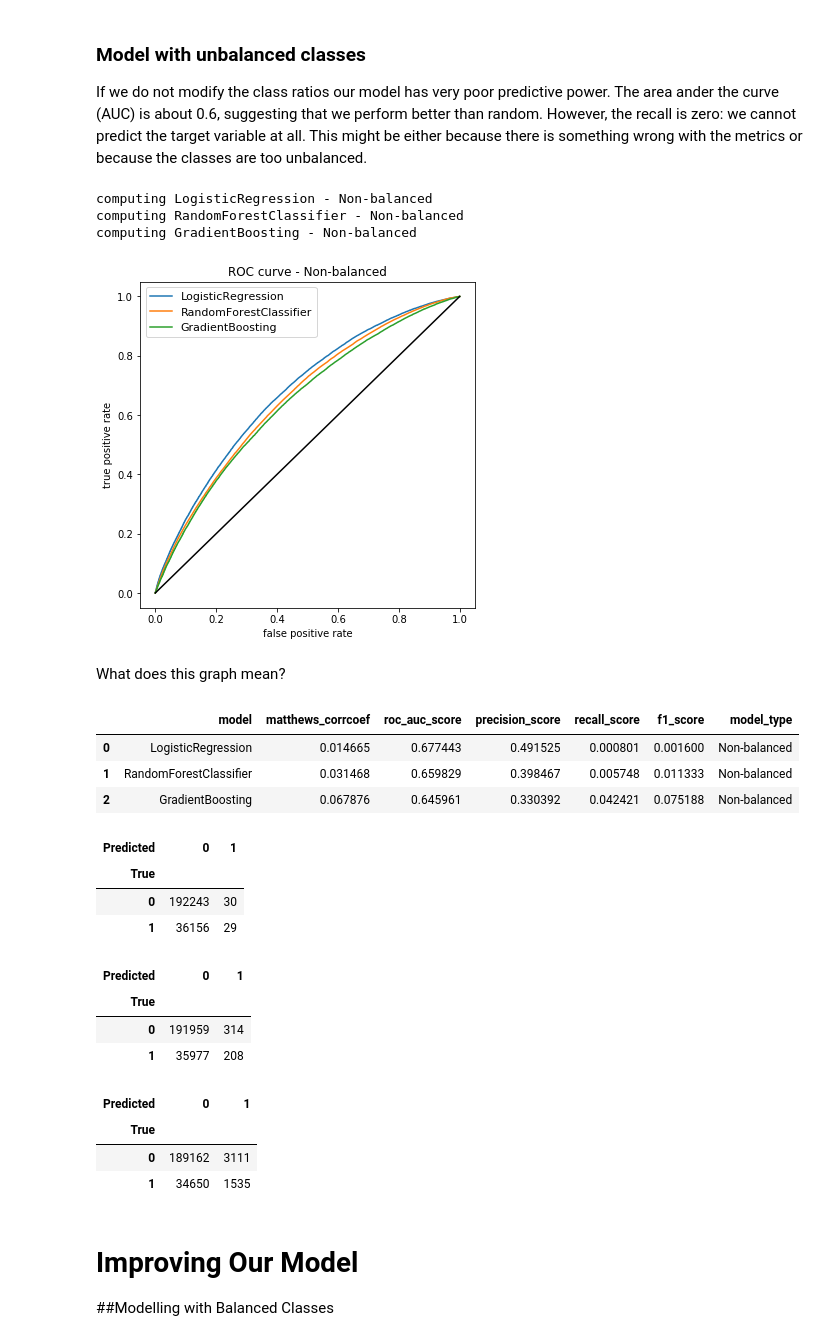
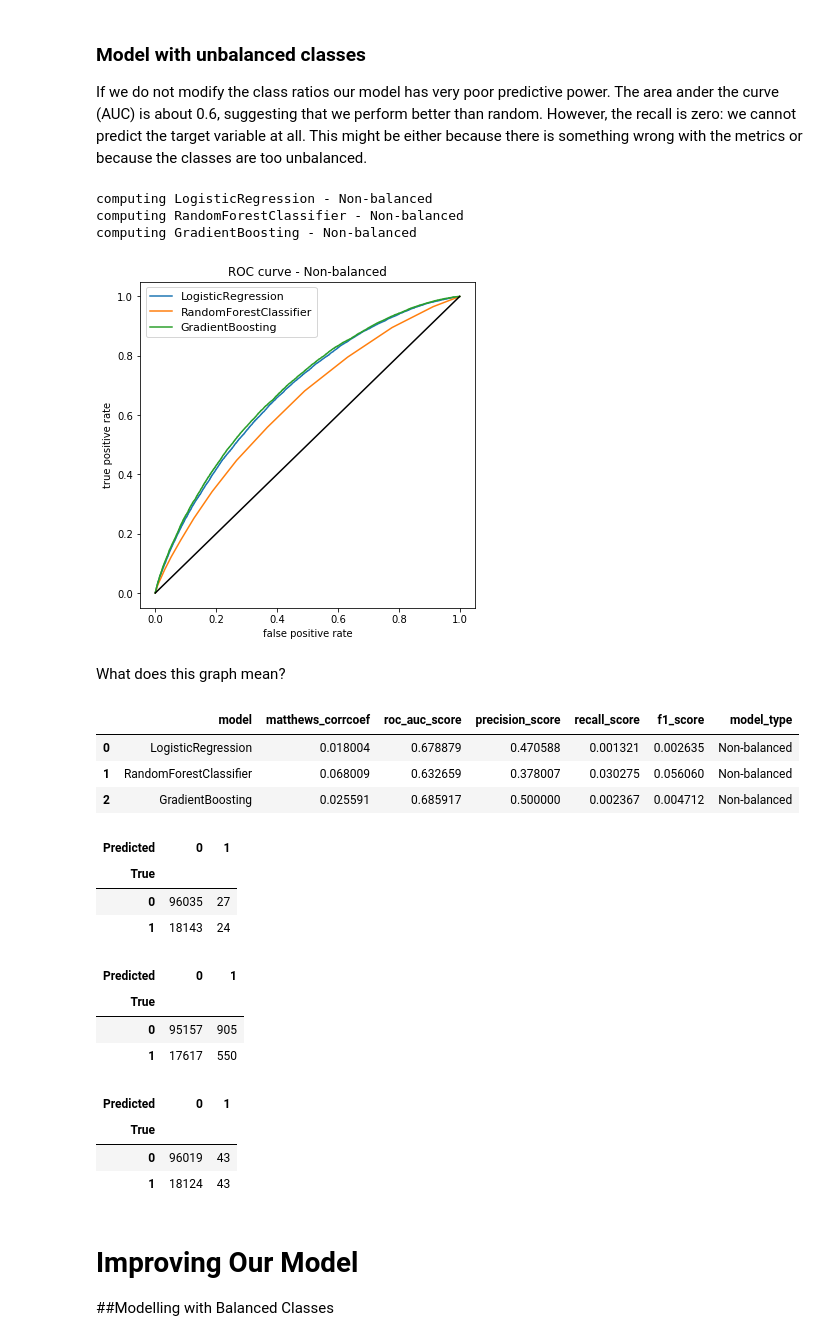
Before and after one commit to novbanik/FIN-342-Charge-Offs, a Jupyter notebook: FIN 342 - Predicting Customers Who Charge off.ipynb, the cells around one changed output. Cells and saved outputs as stored; diff of their text form; code cells hidden in the pictures.

```diff
--- a/FIN 342 - Predicting Customers Who Charge off.ipynb
+++ b/FIN 342 - Predicting Customers Who Charge off.ipynb
@@ -673,8 +662,8 @@ def run_models(X_train, y_train, X_test, y_test, model_type = 'Non-balanced'): #
     # Included GradientBoostingClassifer model
     clfs = {
             'LogisticRegression' : LogisticRegression(),
-            'RandomForestClassifier': RandomForestClassifier(n_estimators=1000), #n_estimators sets the number of trees in forest for model
-            'GradientBoosting':GradientBoostingClassifier(max_depth=6, n_estimators=1000, max_features=0.4)
+            'RandomForestClassifier': RandomForestClassifier(n_estimators=25, max_features = 'sqrt'), #n_estimators sets the number of trees in forest for model
+            'GradientBoosting':GradientBoostingClassifier(learning_rate = 0.1, max_depth=7, min_samples_leaf=50, n_estimators=50, max_features='sqrt', subsample=0.8)
             }
     cols = ['model','matthews_corrcoef', 'roc_auc_score', 'precision_score', 'recall_score','f1_score']
 
@@ -741,52 +730,52 @@ If we do not modify the class ratios our model has very poor predictive power. T
 # %%
 #mpl.rc("savefig", dpi=300)
 
-X_train, X_test, y_train, y_test = train_test_split(X_scaled, y.values, test_size=0.8, random_state=0)
+X_train, X_test, y_train, y_test = train_test_split(X_scaled, y.values, test_size=0.4, random_state=10)
 #feed training and testing data into train_test_split
 #test size is 40%, making training set 60%
 #If int, random_state is the seed used by the random number generator;
 #A random seed (or seed state, or just seed) is a number (or vector)
 #used to initialize a pseudorandom number generator and set initial value
 #random_state is 0
 
 models_report, conf_matrix = run_models(X_train, y_train, X_test, y_test, model_type = 'Non-balanced')
 #now focus on models report and confidence matrix
 #run models using data set and non balanced, outputs will be assigned to output report and matrix
 # %% [output]
 computing LogisticRegression - Non-balanced
 computing RandomForestClassifier - Non-balanced
 computing GradientBoosting - Non-balanced
-[figure, old version]
+[figure, new version]
 # %% [markdown]
 What does this graph mean?
 # %%
 models_report #now to get a report of the models
 # %% [output]
 |  | model | matthews_corrcoef | roc_auc_score | precision_score | recall_score | f1_score | model_type |
-| 0 | LogisticRegression | 0.014665 | 0.677443 | 0.491525 | 0.000801 | 0.001600 | Non-balanced |
-| 1 | RandomForestClassifier | 0.031468 | 0.659829 | 0.398467 | 0.005748 | 0.011333 | Non-balanced |
-| 2 | GradientBoosting | 0.067876 | 0.645961 | 0.330392 | 0.042421 | 0.075188 | Non-balanced |
+| 0 | LogisticRegression | 0.018004 | 0.678879 | 0.470588 | 0.001321 | 0.002635 | Non-balanced |
+| 1 | RandomForestClassifier | 0.068009 | 0.632659 | 0.378007 | 0.030275 | 0.056060 | Non-balanced |
+| 2 | GradientBoosting | 0.025591 | 0.685917 | 0.500000 | 0.002367 | 0.004712 | Non-balanced |
 # %%
 conf_matrix['LogisticRegression'] #the confidence matrix for logistic regression
 # %% [output]
 | Predicted | 0 | 1 |
 | True |  |  |
-| 0 | 192243 | 30 |
-| 1 | 36156 | 29 |
+| 0 | 96035 | 27 |
+| 1 | 18143 | 24 |
 # %%
 conf_matrix['RandomForestClassifier'] #the confidence matrix for random forest
 # %% [output]
 | Predicted | 0 | 1 |
 | True |  |  |
-| 0 | 191959 | 314 |
-| 1 | 35977 | 208 |
+| 0 | 95157 | 905 |
+| 1 | 17617 | 550 |
 # %%
 conf_matrix['GradientBoosting'] #confidence matrix for gradient boosting
 # %% [output]
 | Predicted | 0 | 1 |
 | True |  |  |
-| 0 | 189162 | 3111 |
-| 1 | 34650 | 1535 |
+| 0 | 96019 | 43 |
+| 1 | 18124 | 43 |
 # %% [markdown]
 # Improving Our Model
 ##Modelling with Balanced Classes
```
Also changed, not shown: parts of 13 cells of this notebook.
